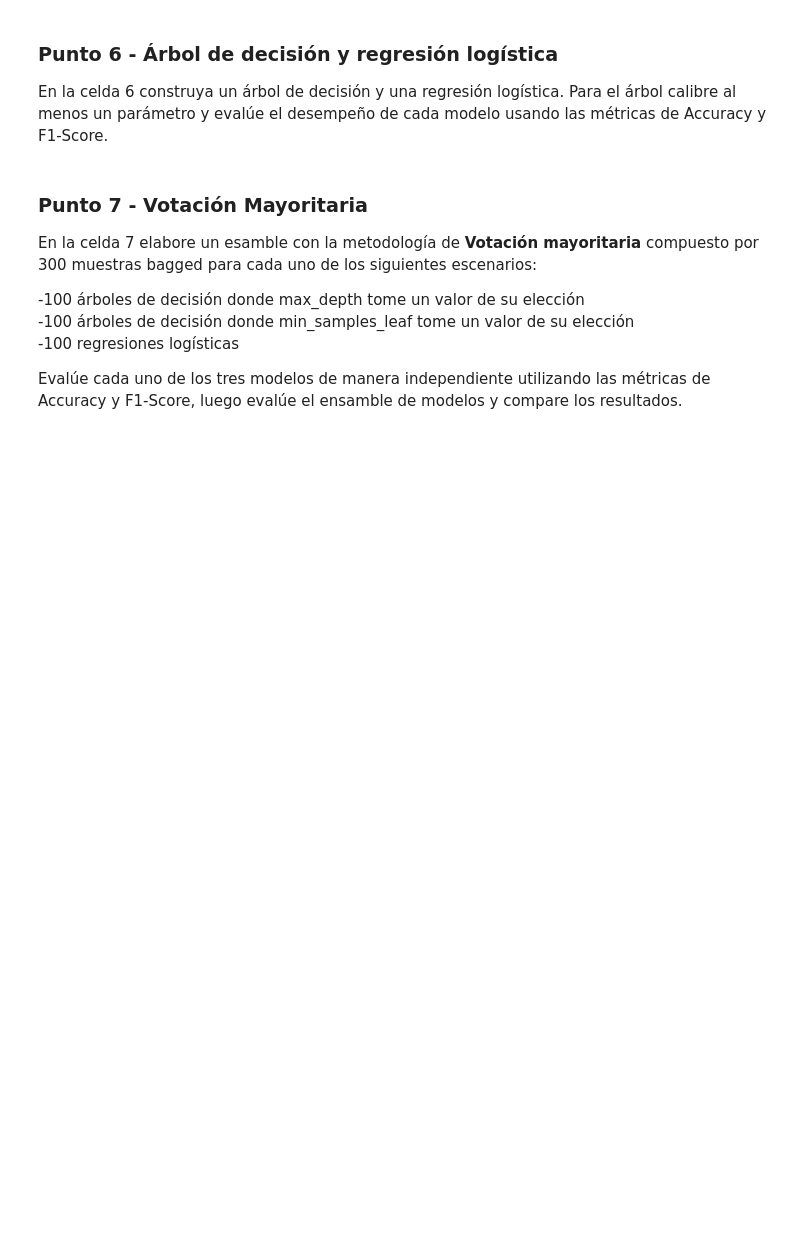
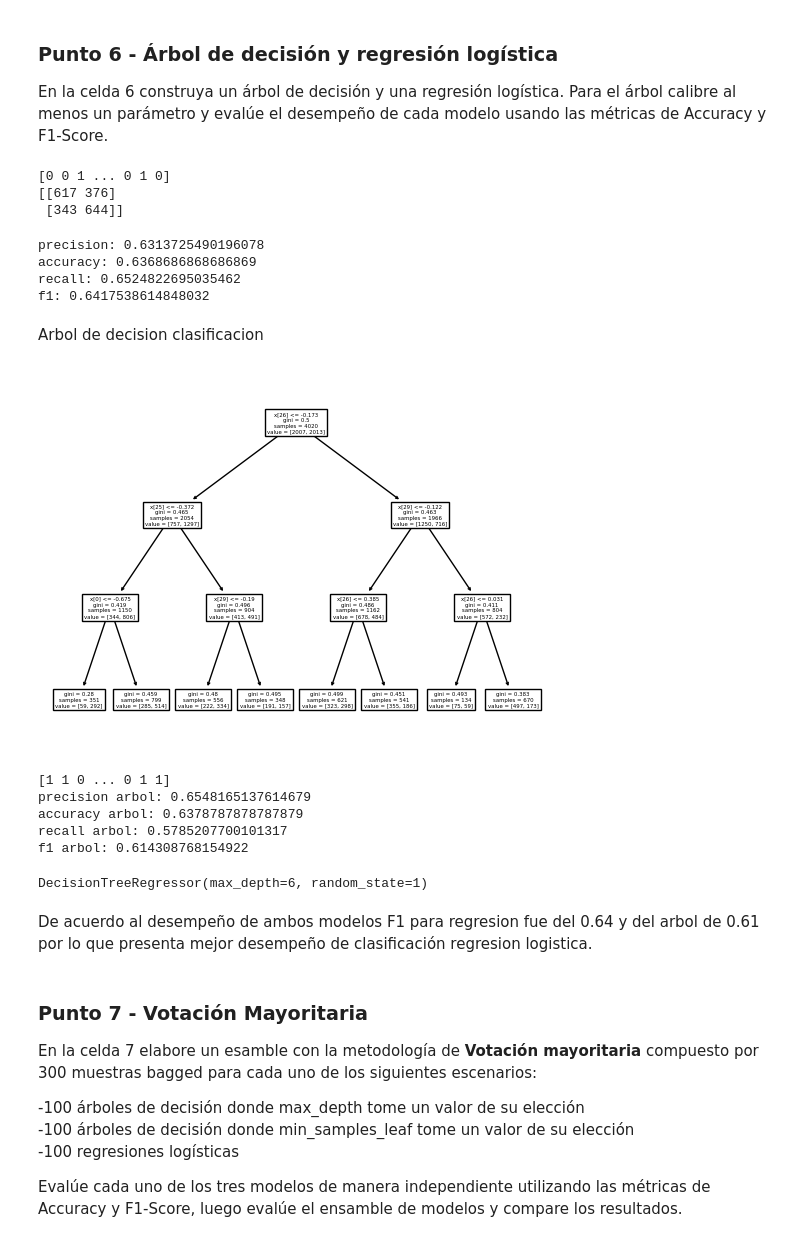
Before and after one commit to sakrussi/Ml_curso_LN, a Jupyter notebook: Entrega_taller_1_S1TC1_arboles_ensamblajes_krp.ipynb, the cells around one changed output. Saved outputs shown, nothing was run; the diff lists cells and outputs as text; code cells hidden in the pictures; blank space fills up the shorter version.

```diff
--- a/Entrega_taller_1_S1TC1_arboles_ensamblajes_krp.ipynb
+++ b/Entrega_taller_1_S1TC1_arboles_ensamblajes_krp.ipynb
@@ -521,7 +627,12 @@ y.mean()
 # %%
 # División de la muestra en set de entrenamiento y prueba
 from sklearn.model_selection import train_test_split
-X_train, X_test, y_train, y_test = train_test_split(X, y, random_state=1)
+from sklearn.preprocessing import StandardScaler
+from sklearn.metrics import confusion_matrix
+XTrain, XTest, yTrain, yTest = train_test_split(X, y, test_size=0.33, random_state=0)
+scalar = StandardScaler()
+XTrain = scalar.fit_transform(XTrain)
+XTest = scalar.fit_transform(XTest)
 # %% [markdown]
 ### Punto 6 - Árbol de decisión y regresión logística
 En la celda 6 construya un árbol de decisión y una regresión logística. Para el árbol calibre al menos un parámetro y evalúe el desempeño de cada modelo usando las métricas de Accuracy y F1-Score.
@@ -529,19 +640,74 @@ En la celda 6 construya un árbol de decisión y una regresión logística. Para
 # Celda 6
 
 #regresion logistica
-
 clfRegLog= LogisticRegression(random_state=0,max_iter=10000)
 clfRegLog.fit(XTrain,yTrain)
 prediccionesRegLog=clfRegLog.predict(XTest)
-prediccionesProbRegLog=clfRegLog.predict_proba(XTest)
 
-errorRegLog=0
-for i in range(0,len(yTest)):
-    if(yTest[i]!=prediccionesRegLog[i]):
-        errorRegLog+=1/len(yTest)
+print(prediccionesRegLog)
 
-print('El error de clasificación para la regresión logística en la muestra de test es:')
-print(errorRegLog)
+matriz= confusion_matrix(yTest,prediccionesRegLog)
+print(matriz)
+# %% [output]
+[0 0 1 ... 0 1 0]
+[[617 376]
+ [343 644]]
+# %%
+#metricas
+from sklearn.metrics import precision_score
+from sklearn.metrics import accuracy_score
+from sklearn.metrics import recall_score
+from sklearn.metrics import f1_score
+
+precision = precision_score(yTest, prediccionesRegLog)
+accuracy = accuracy_score(yTest, prediccionesRegLog)
+recall= recall_score(y_true=yTest, y_pred=prediccionesRegLog)
+f1 = f1_score(yTest, prediccionesRegLog)
+print('precision:', precision)
+print('accuracy:', accuracy)
+print('recall:', recall)
+print('f1:', f1)
+#auc = roc_auc_score(yTest, prediccionesRegLog[:,1])
+# %% [output]
+precision: 0.6313725490196078
+accuracy: 0.6368686868686869
+recall: 0.6524822695035462
+f1: 0.6417538614848032
+# %% [markdown]
+Arbol de decision clasificacion
+# %%
+clfTree = DecisionTreeClassifier(max_depth=3)
+clfTree.fit(XTrain, yTrain)
+plot_tree(clfTree)
+plt.show()
+# %% [output]
+[figure, added]
+# %%
+prediccionTree=clfTree.predict(XTest)
+print(prediccionTree)
+
+precision = precision_score(yTest, prediccionTree)
+accuracy = accuracy_score(yTest, prediccionTree)
+recall= recall_score(y_true=yTest, y_pred=prediccionTree)
+f1 = f1_score(yTest, prediccionTree)
+print('precision arbol:', precision)
+print('accuracy arbol:', accuracy)
+print('recall arbol:', recall)
+print('f1 arbol:', f1)
+# %% [output]
+[1 1 0 ... 0 1 1]
+precision arbol: 0.6548165137614679
+accuracy arbol: 0.6378787878787879
+recall arbol: 0.5785207700101317
+f1 arbol: 0.614308768154922
+# %%
+# max_depth=4 fue el mejor, se ajusta un árbol usando este valor
+clf = DecisionTreeClassifier(max_depth=6, random_state=1)
+clf.fit(XTrain, yTrain)
+# %% [output]
+DecisionTreeRegressor(max_depth=6, random_state=1)
+# %% [markdown]
+De acuerdo al desempeño de ambos modelos F1 para regresion fue del 0.64 y del arbol de 0.61 por lo que presenta mejor desempeño de clasificación regresion logistica.
 # %% [markdown]
 ### Punto 7 - Votación Mayoritaria
 En la celda 7 elabore un esamble con la metodología de **Votación mayoritaria** compuesto por 300 muestras bagged para cada uno de los siguientes escenarios:
```
Also changed, not shown: parts of 61 cells of this notebook.
